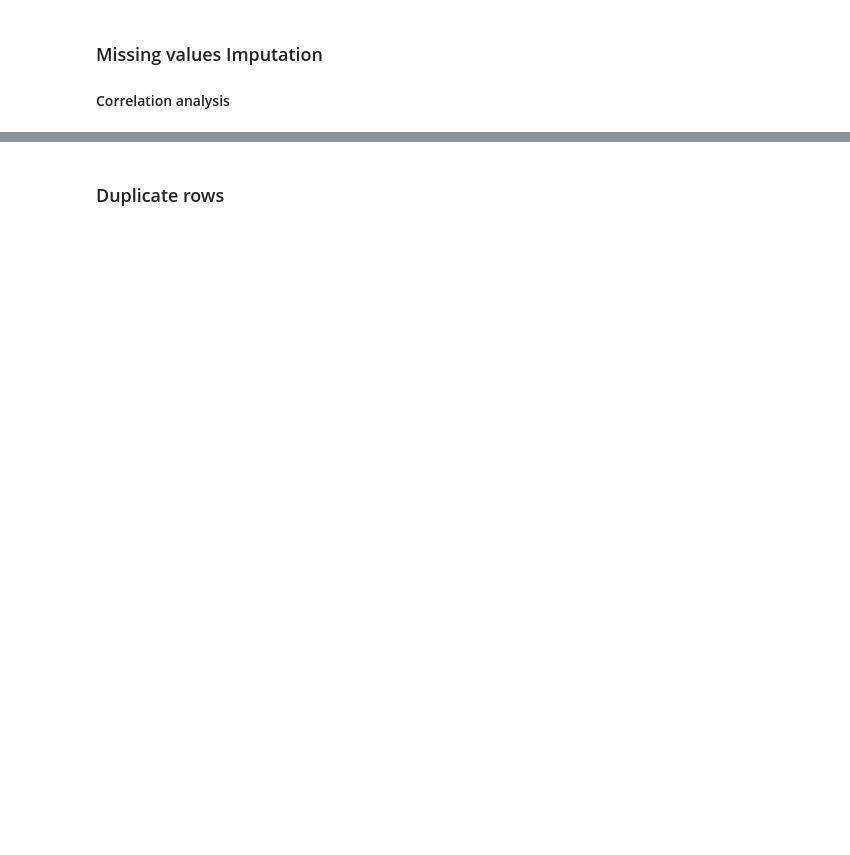
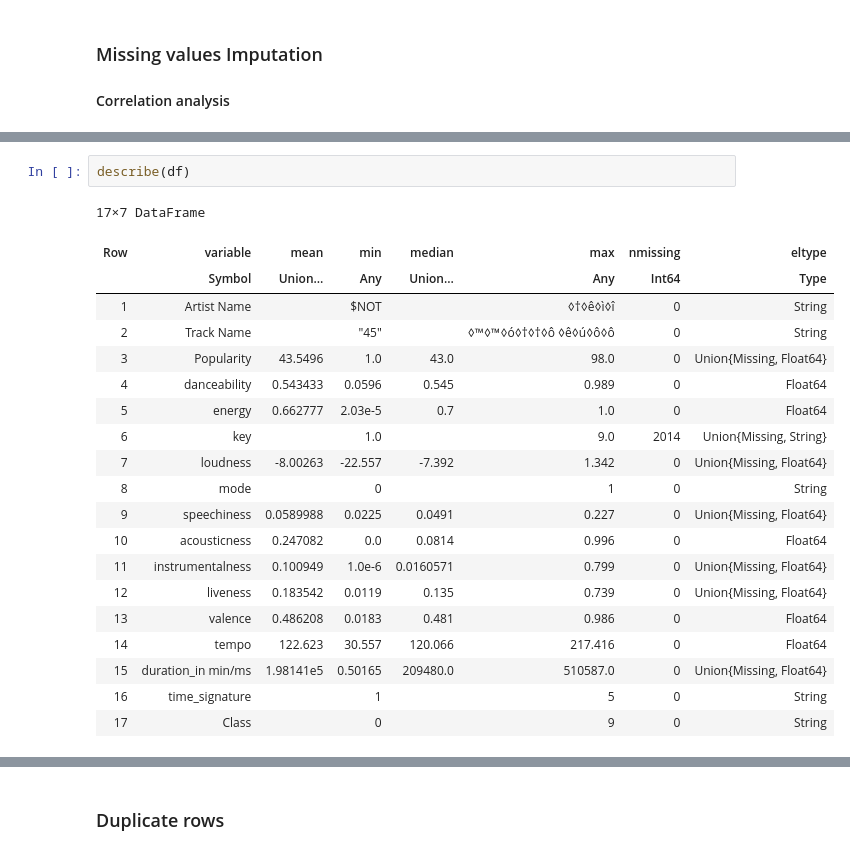
Before and after one commit to maxhormazabal/finalpracticalml, a Jupyter notebook: preprocessing.ipynb, the cells around one changed output, grey strips where cells are left out. Saved outputs shown, nothing was run; the diff lists cells and outputs as text; blank space fills up the shorter version.

Commit message:
Data Cleaning ready, just duplicate values left

```diff
--- a/preprocessing.ipynb
+++ b/preprocessing.ipynb
@@ -423,0 +359,23 @@ size(df,1)
+# %%
+describe(df)
+# %% [output]
+17×7 DataFrame
+| Row | variable | mean | min | median | max | nmissing | eltype |
+|  | Symbol | Union… | Any | Union… | Any | Int64 | Type |
+| 1 | Artist Name |  | $NOT |  | ◊†◊ê◊ì◊î | 0 | String |
+| 2 | Track Name |  | "45" |  | ◊™◊™◊ó◊†◊†◊ô ◊ê◊ú◊ô◊ô | 0 | String |
+| 3 | Popularity | 43.5496 | 1.0 | 43.0 | 98.0 | 0 | Union{Missing, Float64} |
+| 4 | danceability | 0.543433 | 0.0596 | 0.545 | 0.989 | 0 | Float64 |
+| 5 | energy | 0.662777 | 2.03e-5 | 0.7 | 1.0 | 0 | Float64 |
+| 6 | key |  | 1.0 |  | 9.0 | 2014 | Union{Missing, String} |
+| 7 | loudness | -8.00263 | -22.557 | -7.392 | 1.342 | 0 | Union{Missing, Float64} |
+| 8 | mode |  | 0 |  | 1 | 0 | String |
+| 9 | speechiness | 0.0589988 | 0.0225 | 0.0491 | 0.227 | 0 | Union{Missing, Float64} |
+| 10 | acousticness | 0.247082 | 0.0 | 0.0814 | 0.996 | 0 | Float64 |
+| 11 | instrumentalness | 0.100949 | 1.0e-6 | 0.0160571 | 0.799 | 0 | Union{Missing, Float64} |
+| 12 | liveness | 0.183542 | 0.0119 | 0.135 | 0.739 | 0 | Union{Missing, Float64} |
+| 13 | valence | 0.486208 | 0.0183 | 0.481 | 0.986 | 0 | Float64 |
+| 14 | tempo | 122.623 | 30.557 | 120.066 | 217.416 | 0 | Float64 |
+| 15 | duration_in min/ms | 1.98141e5 | 0.50165 | 209480.0 | 510587.0 | 0 | Union{Missing, Float64} |
+| 16 | time_signature |  | 1 |  | 5 | 0 | String |
+| 17 | Class |  | 0 |  | 9 | 0 | String |
```
Also changed, not shown: parts of 39 cells of this notebook, 2 other files.
